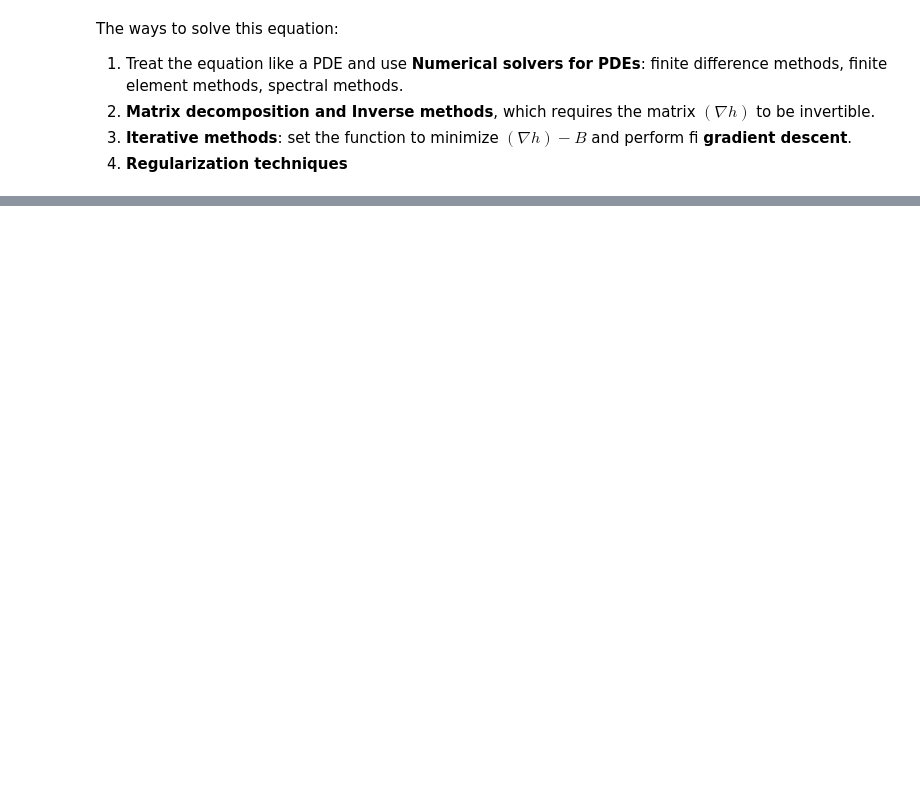
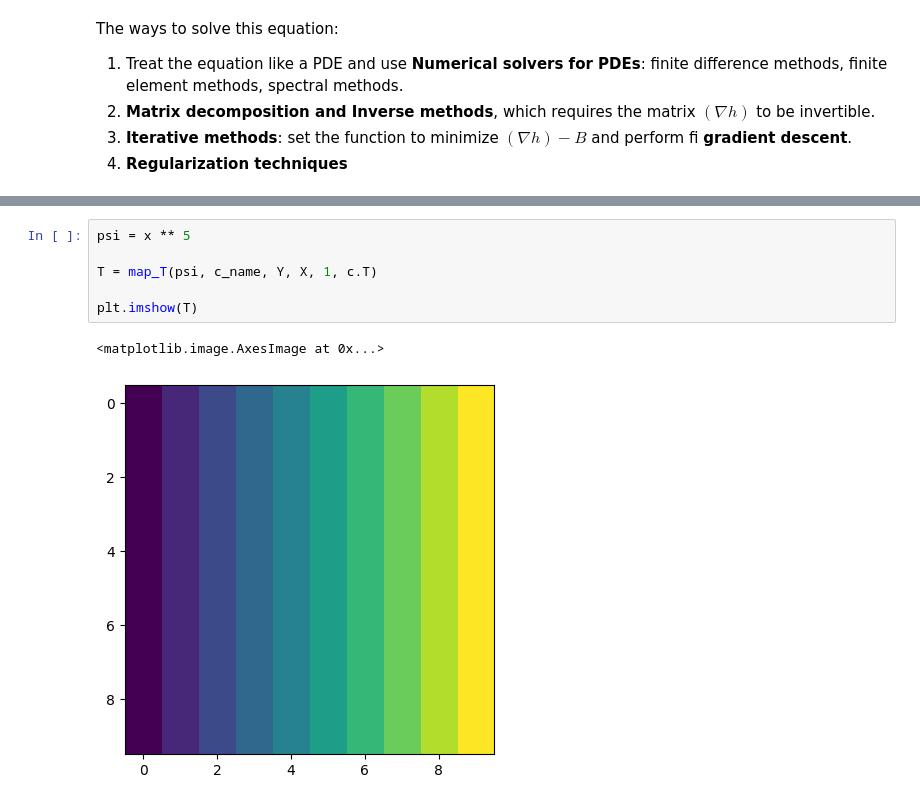
Before and after one commit to aipyth/back_and_forth_ot, a Jupyter notebook: main.ipynb, the cells around one changed output, grey strips where cells are left out. Drawn from its saved outputs; the diff is of its cells as text; blank space fills up the shorter version.

```diff
--- a/main.ipynb
+++ b/main.ipynb
@@ -295,0 +331,9 @@ array([[-0.5, -0.5, -0.5, -0.5],
+# %%
+psi = x ** 5
+
+T = map_T(psi, c_name, Y, X, 1, c.T)
+
+plt.imshow(T)
+# %% [output]
+<matplotlib.image.AxesImage at 0x...>
+[figure, added]
```
Also changed, not shown: parts of 34 cells of this notebook.
